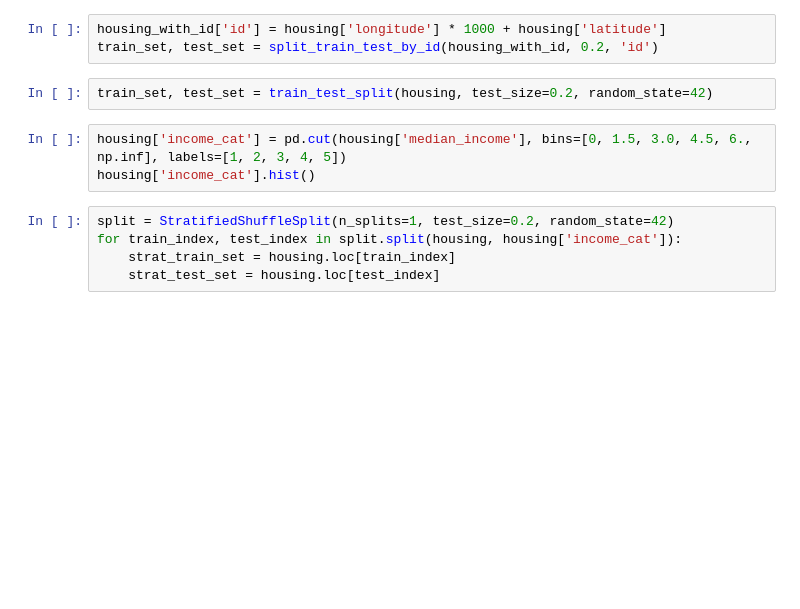
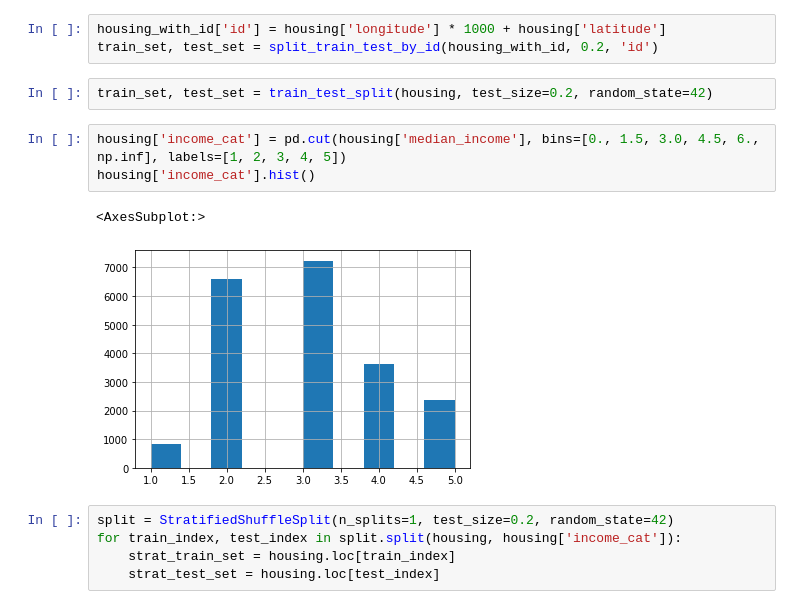
Before and after one commit to Tae-Hyun-Lim/handson-ml, a Jupyter notebook: Chapter-2/housing.ipynb, the cells around one changed output. Drawn from its saved outputs; the diff is of its cells as text; blank space fills up the shorter version.

```diff
--- a/Chapter-2/housing.ipynb
+++ b/Chapter-2/housing.ipynb
@@ -56,8 +198,11 @@ train_set, test_set = split_train_test_by_id(housing_with_id, 0.2, 'id')
 # %%
 train_set, test_set = train_test_split(housing, test_size=0.2, random_state=42)
 # %%
-housing['income_cat'] = pd.cut(housing['median_income'], bins=[0, 1.5, 3.0, 4.5, 6., np.inf], labels=[1, 2, 3, 4, 5])
+housing['income_cat'] = pd.cut(housing['median_income'], bins=[0., 1.5, 3.0, 4.5, 6., np.inf], labels=[1, 2, 3, 4, 5])
 housing['income_cat'].hist()
+# %% [output]
+<AxesSubplot:>
+[figure, added]
 # %%
 split = StratifiedShuffleSplit(n_splits=1, test_size=0.2, random_state=42)
 for train_index, test_index in split.split(housing, housing['income_cat']):
```
Also changed, not shown: parts of 92 cells of this notebook, 2 other files.
